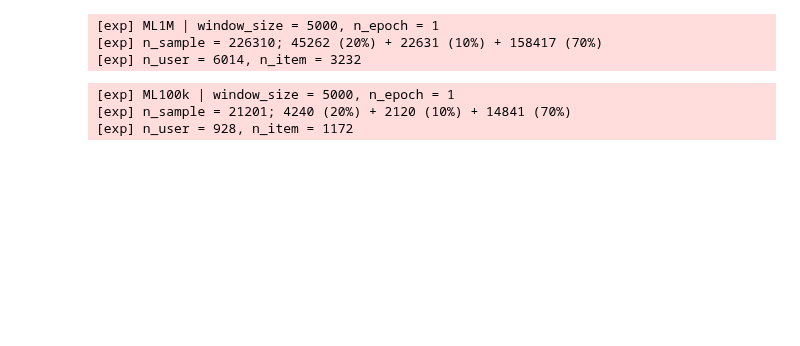
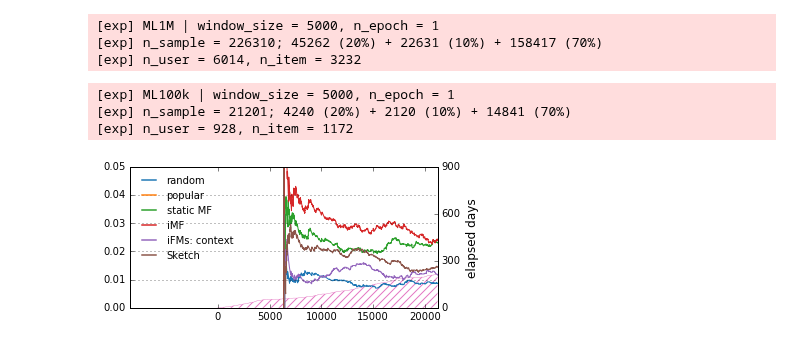
Before and after one commit to takuti/stream-recommender, a Jupyter notebook: paper-sketch.ipynb, the cells around one changed output. Saved outputs shown, nothing was run; the diff lists cells and outputs as text; code cells hidden in the pictures; blank space fills up the shorter version.

```diff
--- a/paper-sketch.ipynb
+++ b/paper-sketch.ipynb
@@ -82,4 +125,53 @@ def read_result(path):
         time = lines[0]
         avgs = lines[1:]
     return avgs, time
+# %%
+ML100k_iFMs_ctx_avgs, ML100k_iFMs_ctx_time = read_result('results/ML100k_iFMs_5000.txt') # epoch=3
+
+ML100k_rand_avgs, ML100k_rand_time = read_result('results/ML100k_random_5000.txt')
+ML100k_popular_avgs, ML100k_popular_time = read_result('results/ML100k_popular_5000.txt')
+
+ML100k_static_avgs, ML100k_static_time = read_result('results/ML100k_static-MF_5000.txt') # reg=0.01, lr=0.003, epoch=20
+ML100k_iMF_avgs, ML100k_iMF_time = read_result('results/ML100k_iMF_5000.txt') # reg=0.01, lr=0.003, epoch=20
+
+ML100k_sketch_avgs, ML100k_sketch_time = read_result('results/ML100k_sketch_5000.txt')
+# %%
+fig, ax = plt.subplots()
+
+# axis #2: the distribution of a 'time' feature
+ax2 = ax.twinx()
+ax2.plot(exp_ML100k.data.dts, c=colors[12], lw=.4)
+ax2.set_xlim((0, exp_ML100k.data.n_sample-1))
+ax2.set_yticks([0, 300, 600, 900])
+ax2.set_ylim([0, 900])
+ax2.fill_between(np.arange(exp_ML100k.data.n_sample), np.array(exp_ML100k.data.dts), facecolor='none', edgecolor=colors[12], lw=0, hatch='///')
+ax2.set_ylabel('elapsed days')
+#ax2.get_yaxis().set_visible(False)
+
+# axis #1: simple moving average of recall
+x = np.arange(len(ML100k_base_avgs))+exp_ML100k.data.n_batch_train+exp_ML100k.data.n_batch_test
+ax.plot(x, ML100k_rand_avgs, c=colors[0], label='random')
+ax.plot(x, ML100k_popular_avgs, c=colors[2], label='popular')
+ax.plot(x, ML100k_static_avgs, c=colors[4], label='static MF')
+ax.plot(x, ML100k_iMF_avgs, c=colors[6], label='iMF')
+ax.plot(x, ML100k_iFMs_ctx_avgs, c=colors[8], label='iFMs: context')
+ax.plot(x, ML100k_sketch_avgs, c=colors[10], label='Sketch')
+ax.set_xlim((-8500, exp_ML100k.data.n_sample-1))
+ax.set_xticks([0, 5000, 10000, 15000, 20000])
+ax.set_zorder(ax2.get_zorder()+1)
+ax.patch.set_visible(False)
+
+# plot_setting(fig, ax, exp_ML100k.data.n_batch_train+exp_ML100k.data.n_batch_test-1)
+fig.set_size_inches((5.5, 2.5))
+ax.set_ylim([.0, .05])
+ax.yaxis.grid(True)
+
+leg = ax.legend(fontsize=10, loc='upper left', frameon=False)
+for legobj in leg.legendHandles:
+    legobj.set_linewidth(1.5)
+
+plt.tight_layout()
+#fig.savefig('../../paper/images/recsys-2016/ml-100k-recall.eps')
+# %% [output]
+[figure, added]
 # %%
```
Also changed, not shown: parts of 11 cells of this notebook.
